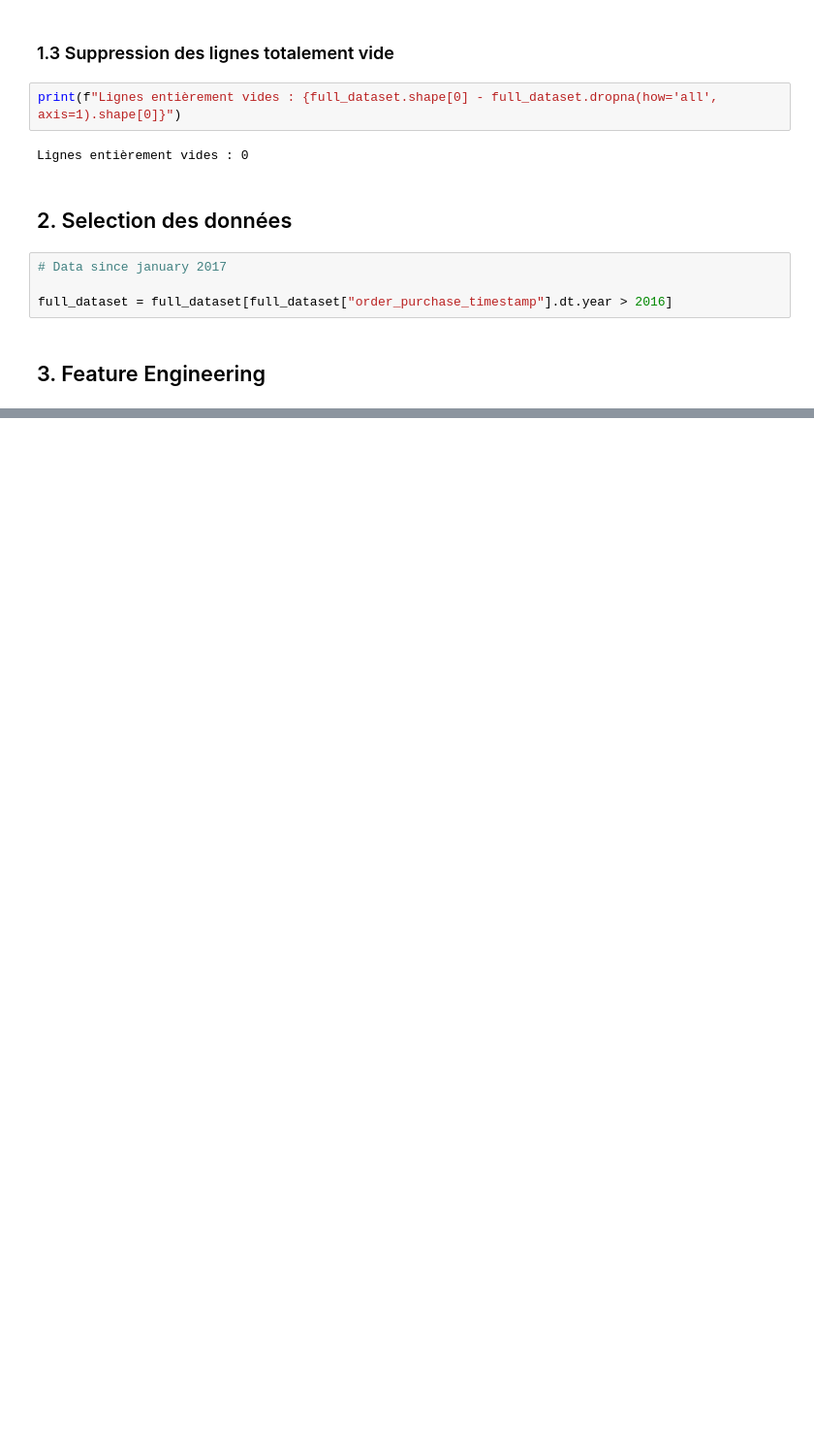
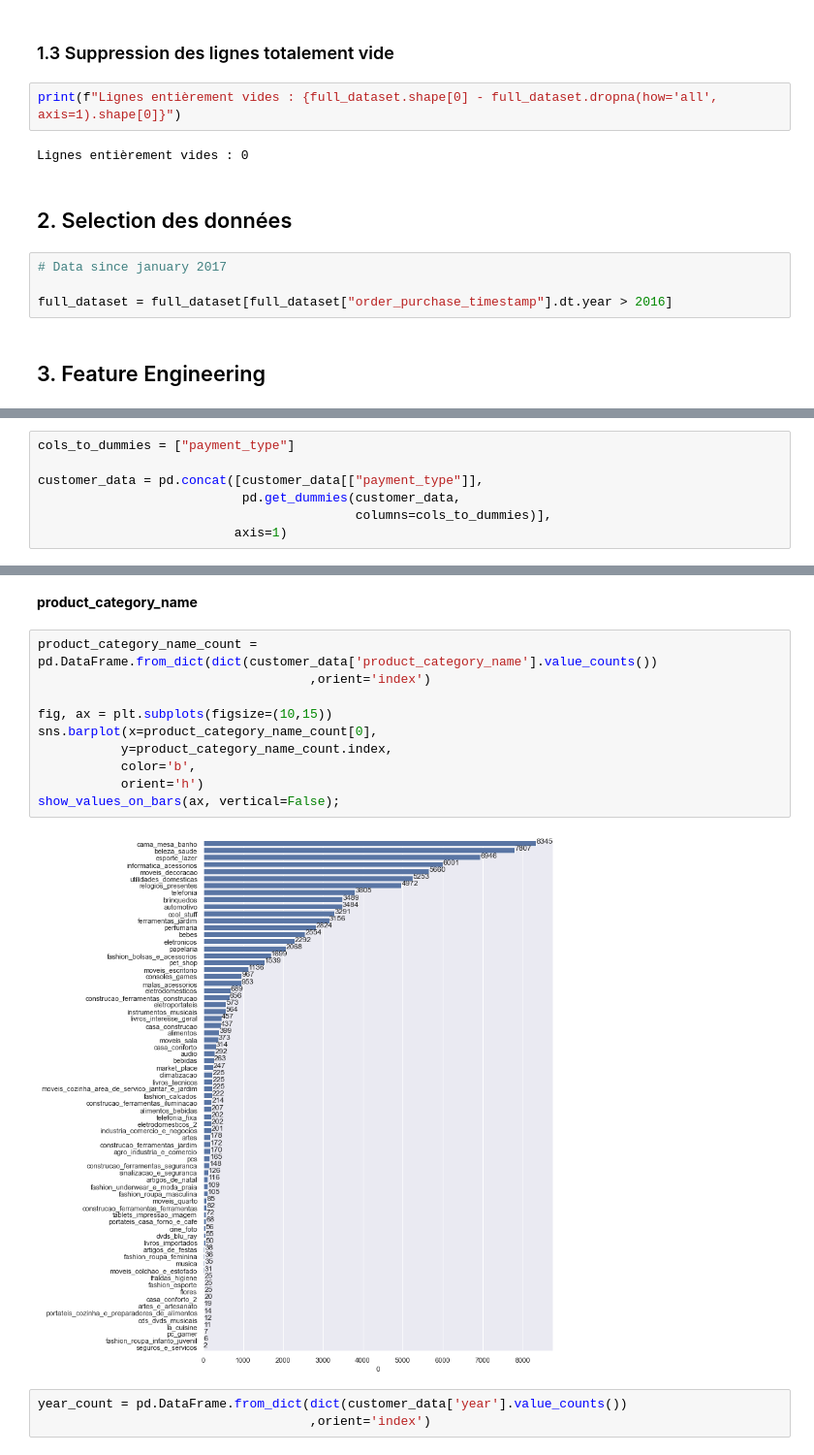
Before and after one commit to ThomasFavrel/OC_P5_ClientSegmentation, a Jupyter notebook: Notebook 01 - cleané.ipynb, the cells around one changed output, grey strips where cells are left out. Shown at 97% size. Drawn from its saved outputs; the diff is of its cells as text; blank space fills up the shorter version.

```diff
--- a/Notebook 01 - cleané.ipynb
+++ b/Notebook 01 - cleané.ipynb
@@ -271,0 +443,7 @@ full_dataset = full_dataset[full_dataset["order_purchase_timestamp"].dt.year > 2
+# %%
+cols_to_dummies = ["payment_type"]
+
+customer_data = pd.concat([customer_data[["payment_type"]],
+                           pd.get_dummies(customer_data,
+                                          columns=cols_to_dummies)],
+                          axis=1)
@@ -271,0 +581,17 @@ full_dataset = full_dataset[full_dataset["order_purchase_timestamp"].dt.year > 2
+# %% [markdown]
+**product_category_name**
+# %%
+product_category_name_count = pd.DataFrame.from_dict(dict(customer_data['product_category_name'].value_counts())
+                                    ,orient='index')
+
+fig, ax = plt.subplots(figsize=(10,15))
+sns.barplot(x=product_category_name_count[0],
+           y=product_category_name_count.index,
+           color='b',
+           orient='h')
+show_values_on_bars(ax, vertical=False);
+# %% [output]
+[figure, added]
+# %%
+year_count = pd.DataFrame.from_dict(dict(customer_data['year'].value_counts())
+                                    ,orient='index')
```
Also changed, not shown: parts of 53 cells of this notebook.
